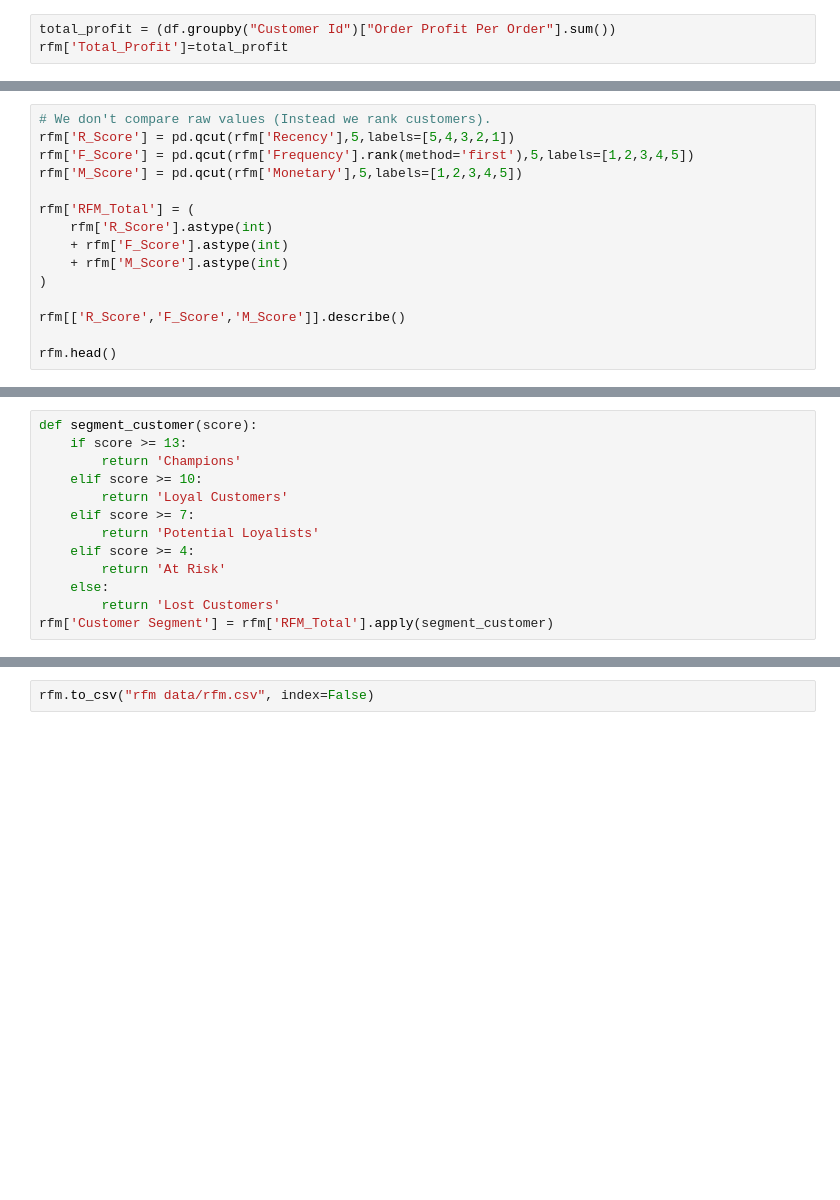
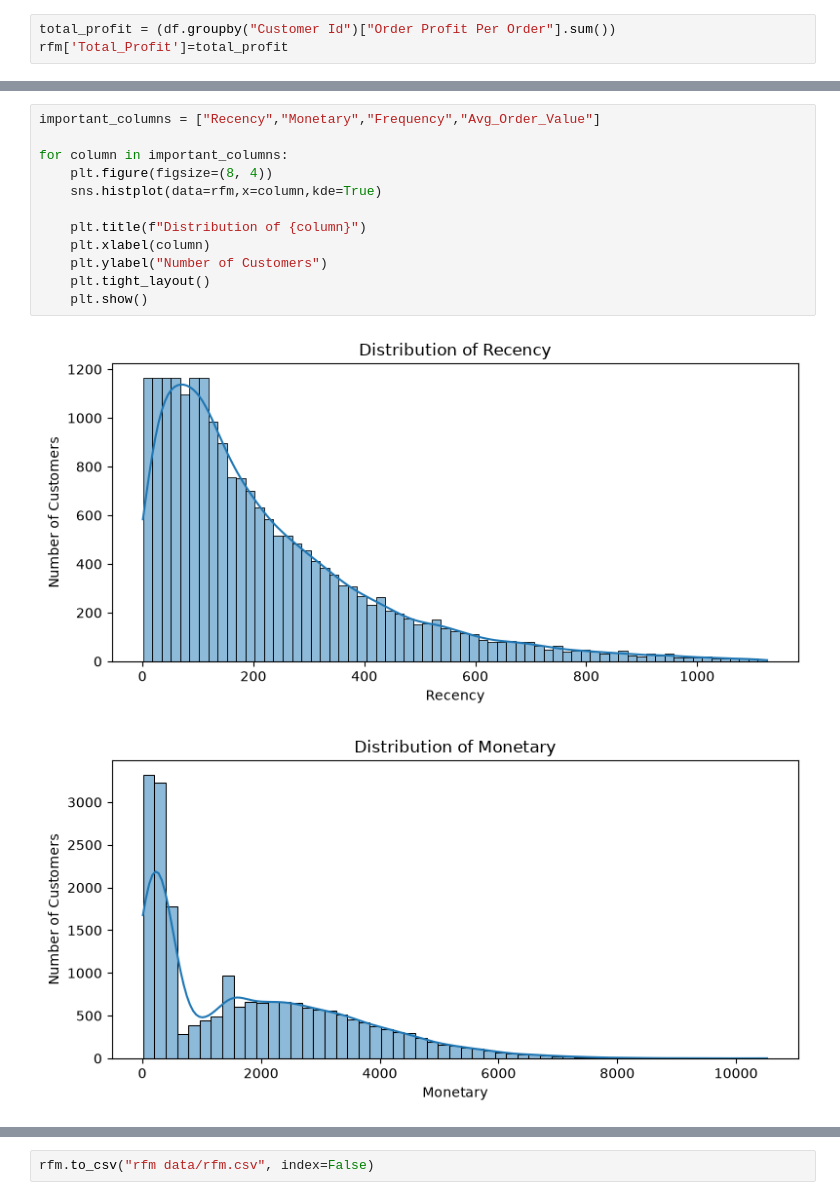
Before and after one commit to RUPJIT-code/Supply-Chain-Analysis, a Jupyter notebook: Customer-Segmentation/rfm_analysis.ipynb, the cells around one changed output, grey strips where cells are left out. Cells and saved outputs as stored; diff of their text form; blank space fills up the shorter version.

```diff
--- a/Customer-Segmentation/rfm_analysis.ipynb
+++ b/Customer-Segmentation/rfm_analysis.ipynb
@@ -107,15 +104,0 @@ Convert to RFM Scores (1–5)
-# %%
-# We don't compare raw values (Instead we rank customers).
-rfm['R_Score'] = pd.qcut(rfm['Recency'],5,labels=[5,4,3,2,1])
-rfm['F_Score'] = pd.qcut(rfm['Frequency'].rank(method='first'),5,labels=[1,2,3,4,5])
-rfm['M_Score'] = pd.qcut(rfm['Monetary'],5,labels=[1,2,3,4,5])
-
-rfm['RFM_Total'] = (
-    rfm['R_Score'].astype(int)
-    + rfm['F_Score'].astype(int)
-    + rfm['M_Score'].astype(int)
-)
-
-rfm[['R_Score','F_Score','M_Score']].describe()
-
-rfm.head()
@@ -131,13 +104,0 @@ Customer Segments
-# %%
-def segment_customer(score):
-    if score >= 13:
-        return 'Champions'
-    elif score >= 10:
-        return 'Loyal Customers'
-    elif score >= 7:
-        return 'Potential Loyalists'
-    elif score >= 4:
-        return 'At Risk'
-    else:
-        return 'Lost Customers'
-rfm['Customer Segment'] = rfm['RFM_Total'].apply(segment_customer)
@@ -143,0 +152,15 @@ rfm['Customer Segment'] = rfm['RFM_Total'].apply(segment_customer)
+# %%
+important_columns = ["Recency","Monetary","Frequency","Avg_Order_Value"]
+
+for column in important_columns:
+    plt.figure(figsize=(8, 4))
+    sns.histplot(data=rfm,x=column,kde=True)
+
+    plt.title(f"Distribution of {column}")
+    plt.xlabel(column)
+    plt.ylabel("Number of Customers")
+    plt.tight_layout()
+    plt.show()
+# %% [output]
+[figure, added]
+[figure, added]
```
Also changed, not shown: parts of 27 cells of this notebook, 7 other files.
